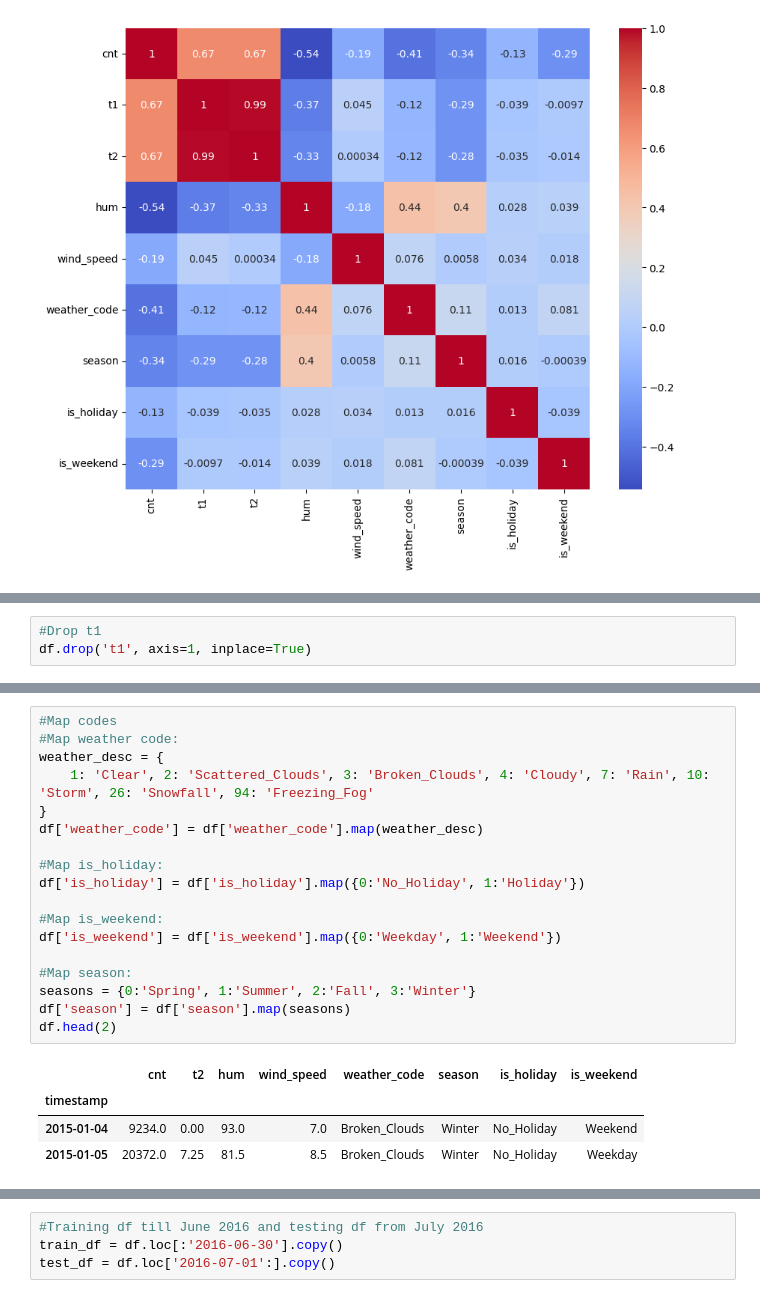
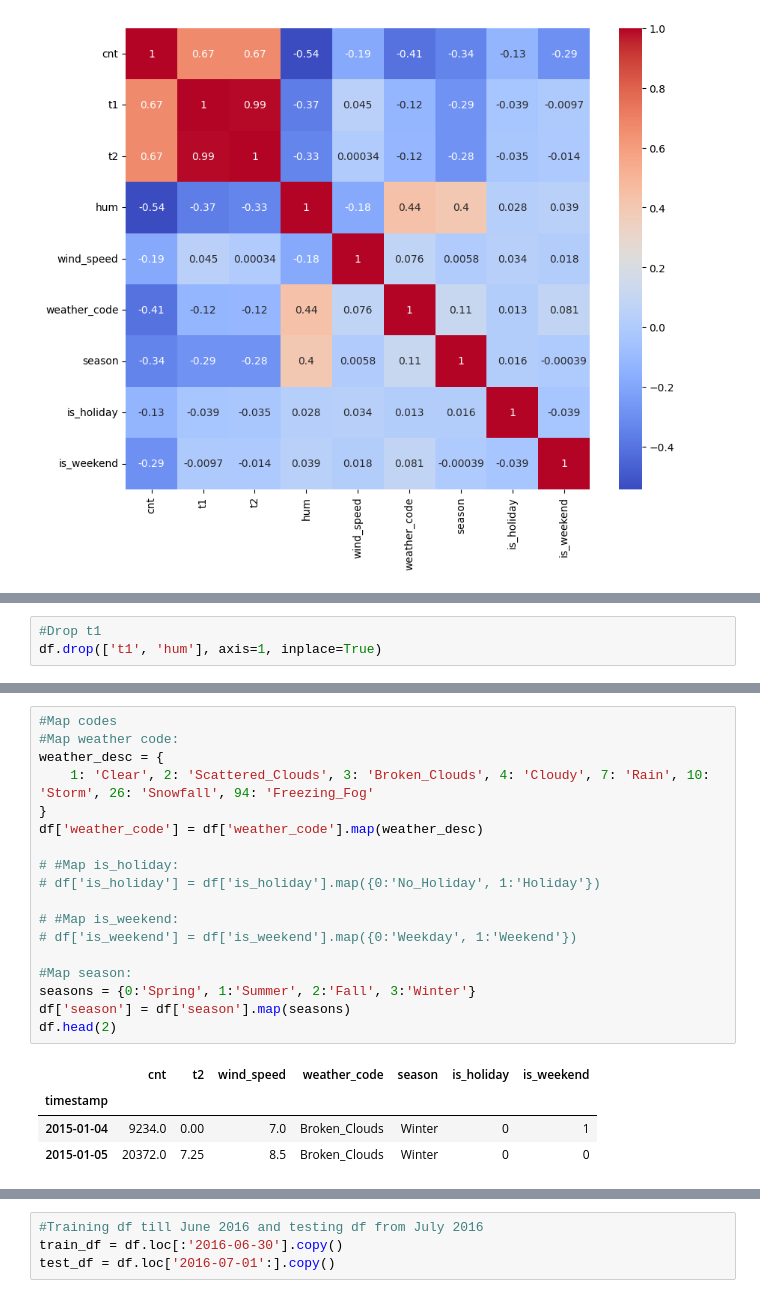
Before and after one commit to sbhurtya/London-Bike-Sharing-Forecaset-Python-ML, a Jupyter notebook: lbs.ipynb, the cells around one changed output, grey strips where cells are left out. Drawn from its saved outputs; the diff is of its cells as text.

```diff
--- a/lbs.ipynb
+++ b/lbs.ipynb
@@ -220,5 +223,5 @@ plt.show()
 # %%
 #Drop t1
-df.drop('t1', axis=1, inplace=True)
+df.drop(['t1', 'hum'], axis=1, inplace=True)
 # %%
 # #Pairplot
@@ -233,26 +236,26 @@ plt.show()
 # %%
 #Map codes
 #Map weather code:
 weather_desc = {
     1: 'Clear', 2: 'Scattered_Clouds', 3: 'Broken_Clouds', 4: 'Cloudy', 7: 'Rain', 10: 'Storm', 26: 'Snowfall', 94: 'Freezing_Fog'
 }
 df['weather_code'] = df['weather_code'].map(weather_desc)
 
-#Map is_holiday:
-df['is_holiday'] = df['is_holiday'].map({0:'No_Holiday', 1:'Holiday'})
+# #Map is_holiday:
+# df['is_holiday'] = df['is_holiday'].map({0:'No_Holiday', 1:'Holiday'})
 
-#Map is_weekend:
-df['is_weekend'] = df['is_weekend'].map({0:'Weekday', 1:'Weekend'})
+# #Map is_weekend:
+# df['is_weekend'] = df['is_weekend'].map({0:'Weekday', 1:'Weekend'})
 
 #Map season:
 seasons = {0:'Spring', 1:'Summer', 2:'Fall', 3:'Winter'}
 df['season'] = df['season'].map(seasons)
 df.head(2)
 # %% [output]
-|  | cnt | t2 | hum | wind_speed | weather_code | season | is_holiday | is_weekend |
-| timestamp |  |  |  |  |  |  |  |  |
-| 2015-01-04 | 9234.0 | 0.00 | 93.0 | 7.0 | Broken_Clouds | Winter | No_Holiday | Weekend |
-| 2015-01-05 | 20372.0 | 7.25 | 81.5 | 8.5 | Broken_Clouds | Winter | No_Holiday | Weekday |
+|  | cnt | t2 | wind_speed | weather_code | season | is_holiday | is_weekend |
+| timestamp |  |  |  |  |  |  |  |
+| 2015-01-04 | 9234.0 | 0.00 | 7.0 | Broken_Clouds | Winter | 0 | 1 |
+| 2015-01-05 | 20372.0 | 7.25 | 8.5 | Broken_Clouds | Winter | 0 | 0 |
 # %%
 #One hot encoding for categorical variables
 df = pd.get_dummies(df, drop_first=True, dtype=int)
```
Also changed, not shown: parts of 45 cells of this notebook.
